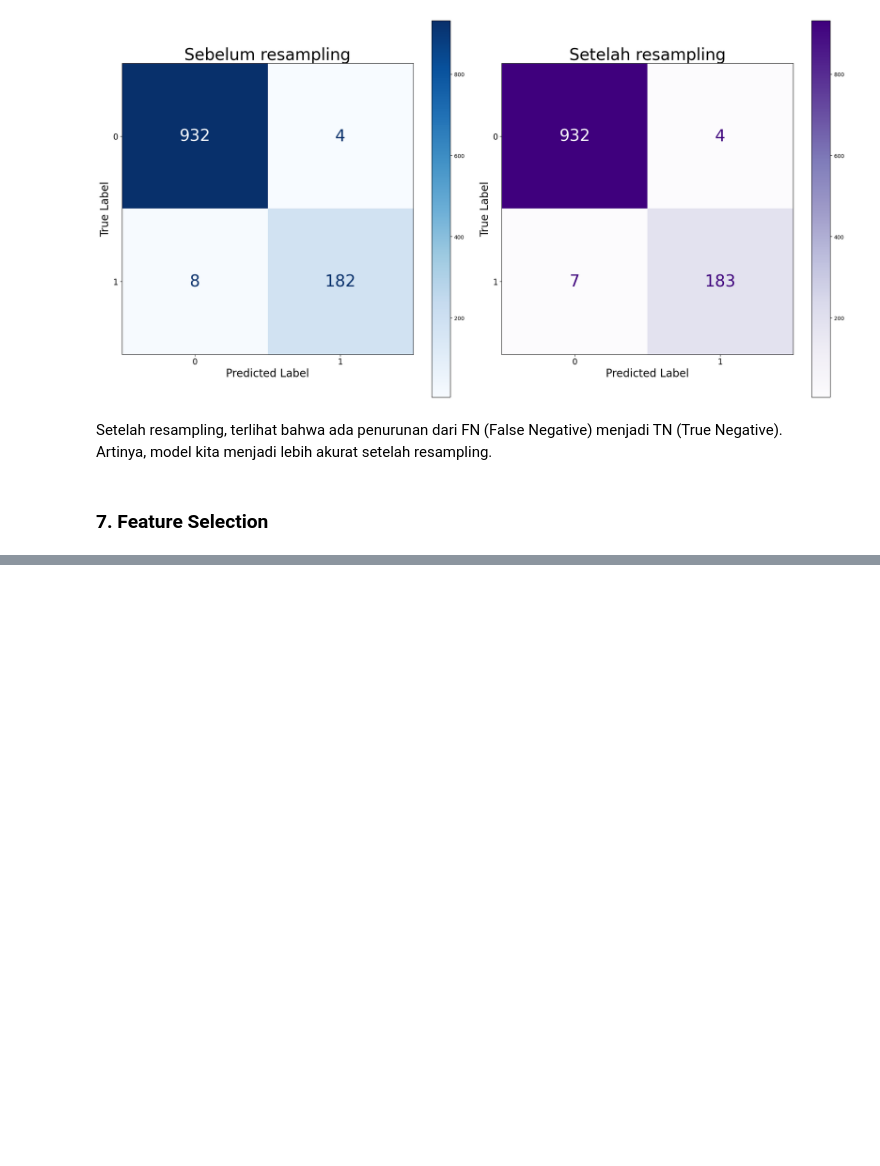
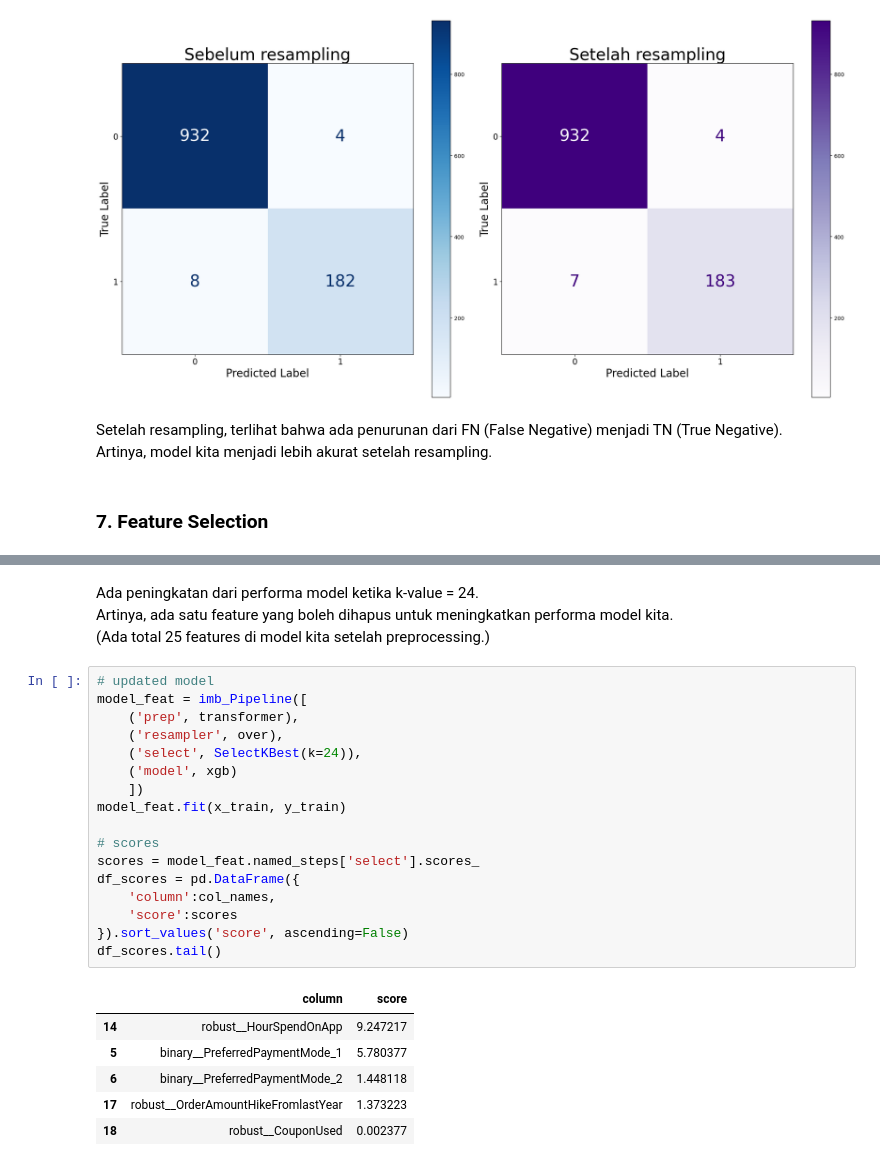
Before and after one commit to tasiamdln/E_Commerce_Churn_Analysis_ML, a Jupyter notebook: E_Commerce_Churn_Classification_and_Data_Analysis.ipynb, the cells around one changed output, grey strips where cells are left out. Cells and saved outputs as stored; diff of their text form; blank space fills up the shorter version.

```diff
--- a/E_Commerce_Churn_Classification_and_Data_Analysis.ipynb
+++ b/E_Commerce_Churn_Classification_and_Data_Analysis.ipynb
@@ -1074,0 +1112,28 @@ sns.barplot(data=df_imp, x='importance', y='feature');
+# %% [markdown]
+Ada peningkatan dari performa model ketika k-value = 24. <br>
+Artinya, ada satu feature yang boleh dihapus untuk meningkatkan performa model kita.<br>
+(Ada total 25 features di model kita setelah preprocessing.)
+# %%
+# updated model
+model_feat = imb_Pipeline([
+    ('prep', transformer),
+    ('resampler', over),
+    ('select', SelectKBest(k=24)),
+    ('model', xgb)
+    ])
+model_feat.fit(x_train, y_train)
+
+# scores
+scores = model_feat.named_steps['select'].scores_
+df_scores = pd.DataFrame({
+    'column':col_names,
+    'score':scores
+}).sort_values('score', ascending=False)
+df_scores.tail()
+# %% [output]
+|  | column | score |
+| 14 | robust__HourSpendOnApp | 9.247217 |
+| 5 | binary__PreferredPaymentMode_1 | 5.780377 |
+| 6 | binary__PreferredPaymentMode_2 | 1.448118 |
+| 17 | robust__OrderAmountHikeFromlastYear | 1.373223 |
+| 18 | robust__CouponUsed | 0.002377 |
```
Also changed, not shown: parts of 7 cells of this notebook.
